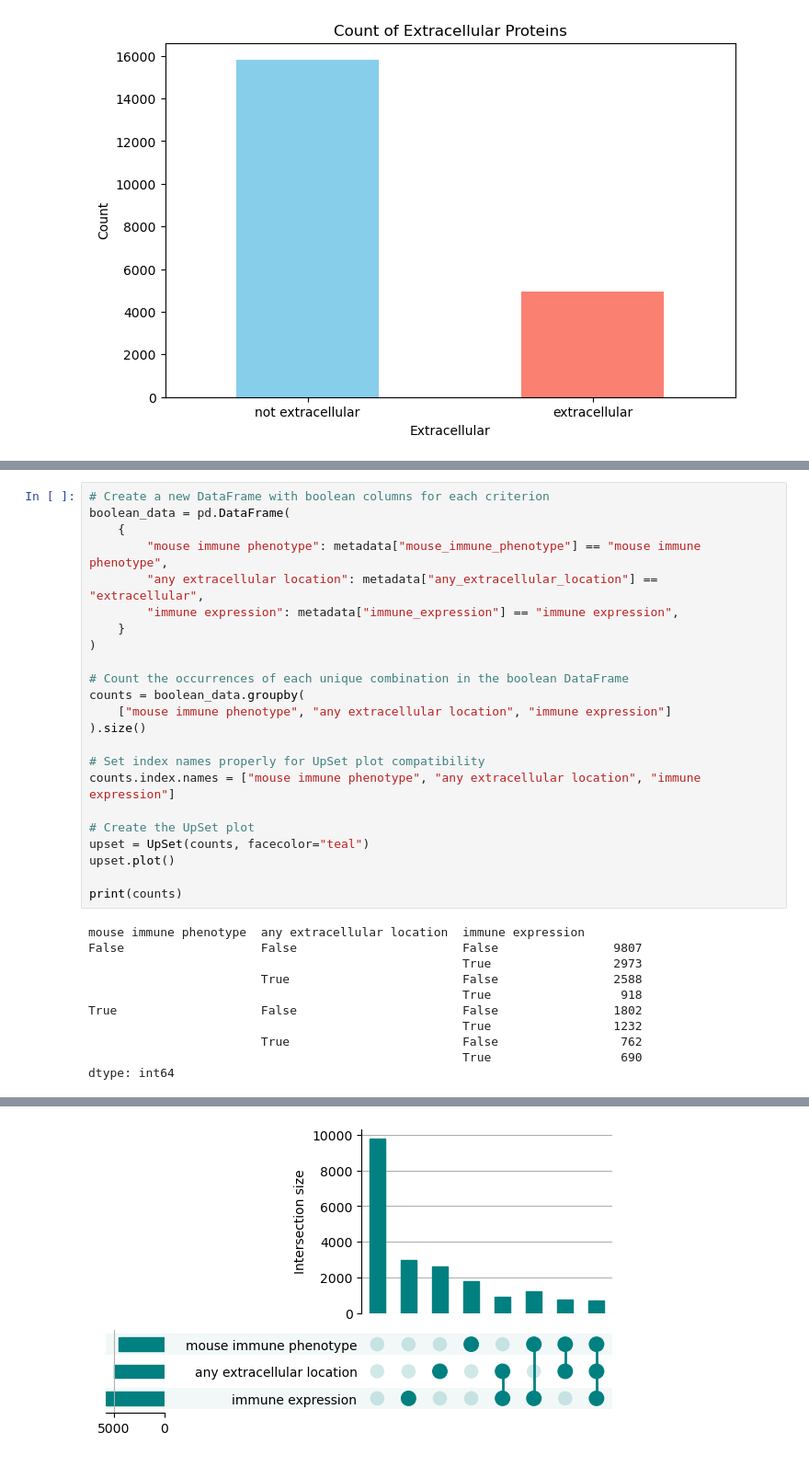
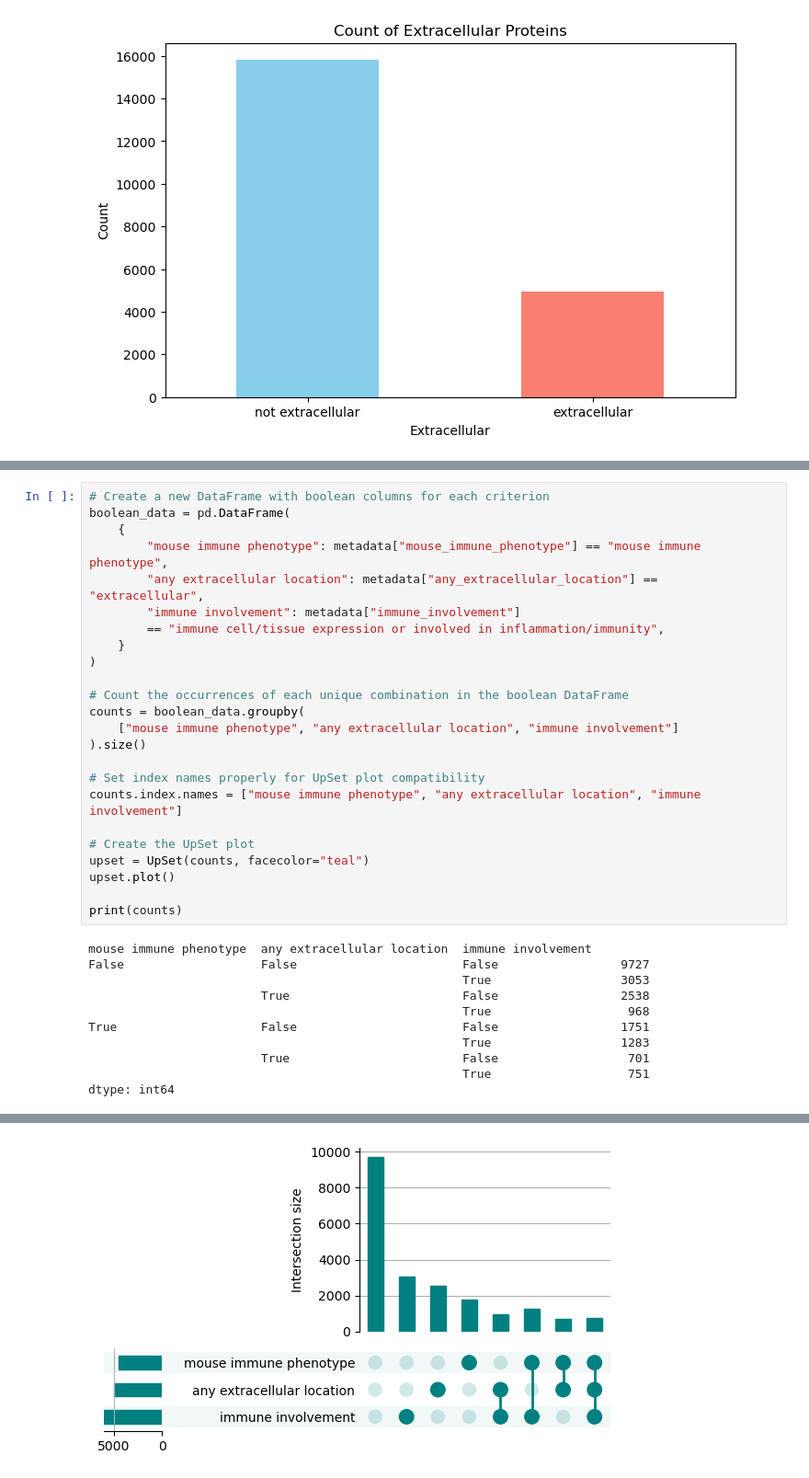
Before and after one commit to Arcadia-Science/2024-mimics-sandbox, a Jupyter notebook: notebooks/20241118-human-proteome-metadata.ipynb, the cells around one changed output, grey strips where cells are left out. Shown: that part at 92% size. Drawn from its saved outputs; the diff is of its cells as text.

Commit message:
change scripts to incorporate human metadata for filtering

```diff
--- a/notebooks/20241118-human-proteome-metadata.ipynb
+++ b/notebooks/20241118-human-proteome-metadata.ipynb
@@ -61,49 +66,50 @@ boolean_data = pd.DataFrame(
     {
         "mouse immune phenotype": metadata["mouse_immune_phenotype"] == "mouse immune phenotype",
         "any extracellular location": metadata["any_extracellular_location"] == "extracellular",
-        "immune expression": metadata["immune_expression"] == "immune expression",
+        "immune involvement": metadata["immune_involvement"]
+        == "immune cell/tissue expression or involved in inflammation/immunity",
     }
 )
 
 # Count the occurrences of each unique combination in the boolean DataFrame
 counts = boolean_data.groupby(
-    ["mouse immune phenotype", "any extracellular location", "immune expression"]
+    ["mouse immune phenotype", "any extracellular location", "immune involvement"]
 ).size()
 
 # Set index names properly for UpSet plot compatibility
-counts.index.names = ["mouse immune phenotype", "any extracellular location", "immune expression"]
+counts.index.names = ["mouse immune phenotype", "any extracellular location", "immune involvement"]
 
 # Create the UpSet plot
 upset = UpSet(counts, facecolor="teal")
 upset.plot()
 
 print(counts)
 # %% [output]
-mouse immune phenotype  any extracellular location  immune expression
-False                   False                       False                9807
-                                                    True                 2973
-                        True                        False                2588
-                                                    True                  918
-True                    False                       False                1802
-                                                    True                 1232
-                        True                        False                 762
-                                                    True                  690
+mouse immune phenotype  any extracellular location  immune involvement
+False                   False                       False                 9727
+                                                    True                  3053
+                        True                        False                 2538
+                                                    True                   968
+True                    False                       False                 1751
+                                                    True                  1283
+                        True                        False                  701
+                                                    True                   751
 dtype: int64
 The behavior will change in pandas 3.0. This inplace method will never work because the intermediate object on which we are setting values always behaves as a copy.
 
 For example, when doing 'df[col].method(value, inplace=True)', try using 'df.method({col: value}, inplace=True)' or df[col] = df[col].method(value) instead, to perform the operation inplace on the ori ...
 
 
   styles["linewidth"].fillna(1, inplace=True)
 The behavior will change in pandas 3.0. This inplace method will never work because the intermediate object on which we are setting values always behaves as a copy.
 
 For example, when doing 'df[col].method(value, inplace=True)', try using 'df.method({col: value}, inplace=True)' or df[col] = df[col].method(value) instead, to perform the operation inplace on the ori ...
 
 
   styles["facecolor"].fillna(self._facecolor, inplace=True)
 ... (8 lines left out)
 For example, when doing 'df[col].method(value, inplace=True)', try using 'df.method({col: value}, inplace=True)' or df[col] = df[col].method(value) instead, to perform the operation inplace on the ori ...
 
 
   styles["linestyle"].fillna("solid", inplace=True)
-[figure, old version]
+[figure, new version]
```
Also changed, not shown: parts of 1 cell of this notebook, 4 other files.
